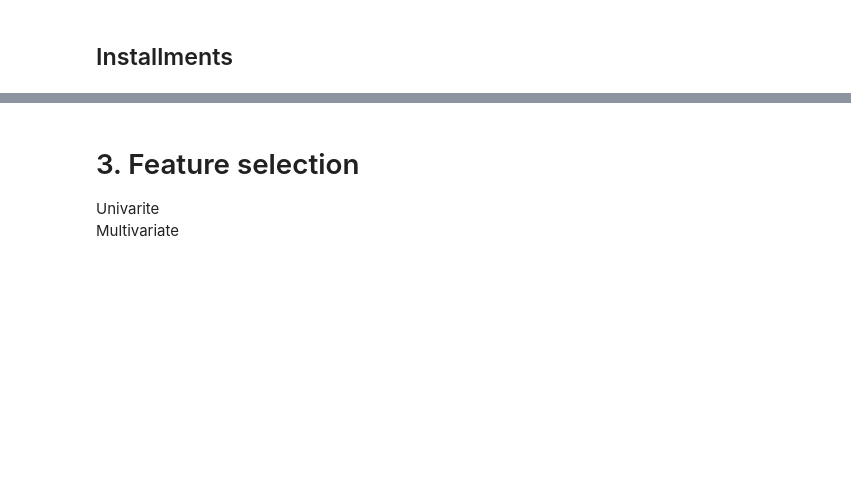
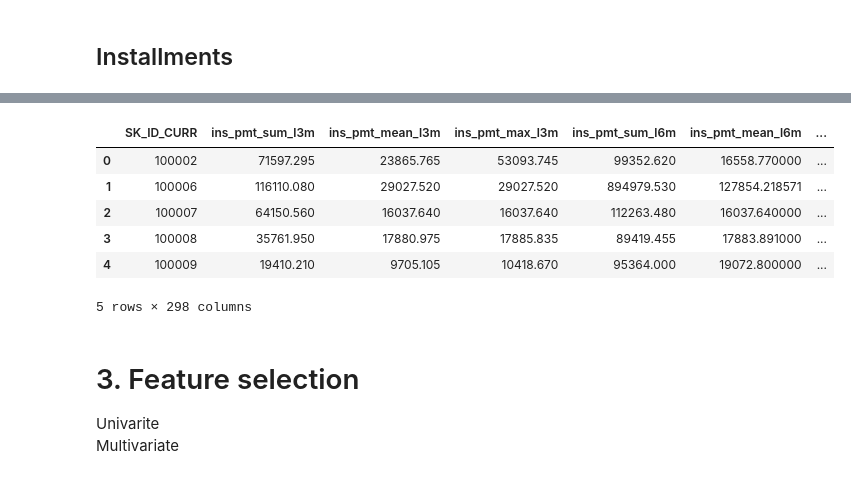
Before and after one commit to Nampq281/homecredit_pd_model, a Jupyter notebook: homecredit-pd-model.ipynb, the cells around one changed output, grey strips where cells are left out. Cells and saved outputs as stored; diff of their text form; code cells hidden in the pictures; blank space fills up the shorter version.

```diff
--- a/homecredit-pd-model.ipynb
+++ b/homecredit-pd-model.ipynb
@@ -753,0 +766,20 @@ agg_cal(installments_payments)
+# %%
+group_col = ['SK_ID_CURR']
+val_col = ['ins_pmt', 'ins_amt',
+ 'late_5d', 'late_10d', 'late_20d',
+ 'early_5d', 'early_10d', 'early_20d', 'no_ins_contract']
+
+agg_fn = ['sum', 'mean', 'max']
+LxM=[3, 6, 9, 12, 18, 24, 30, 36, 40, 48, 54]
+ins_pmt_feature = generate_feature_lxm(ins_pmt_ts, group_col=group_col,
+                    val_col=val_col, agg_fn=agg_fn, LxM=LxM)
+# %%
+ins_pmt_feature.head()
+# %% [output]
+|  | SK_ID_CURR | ins_pmt_sum_l3m | ins_pmt_mean_l3m | ins_pmt_max_l3m | ins_pmt_sum_l6m | ins_pmt_mean_l6m | ... |
+| 0 | 100002 | 71597.295 | 23865.765 | 53093.745 | 99352.620 | 16558.770000 | ... |
+| 1 | 100006 | 116110.080 | 29027.520 | 29027.520 | 894979.530 | 127854.218571 | ... |
+| 2 | 100007 | 64150.560 | 16037.640 | 16037.640 | 112263.480 | 16037.640000 | ... |
+| 3 | 100008 | 35761.950 | 17880.975 | 17885.835 | 89419.455 | 17883.891000 | ... |
+| 4 | 100009 | 19410.210 | 9705.105 | 10418.670 | 95364.000 | 19072.800000 | ... |
+5 rows × 298 columns
```
Also changed, not shown: parts of 35 cells of this notebook.
